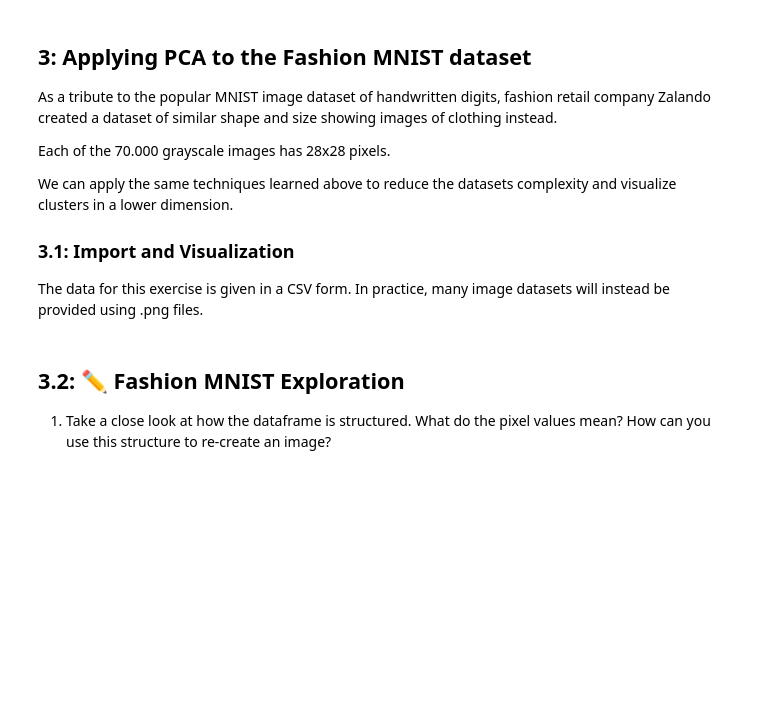
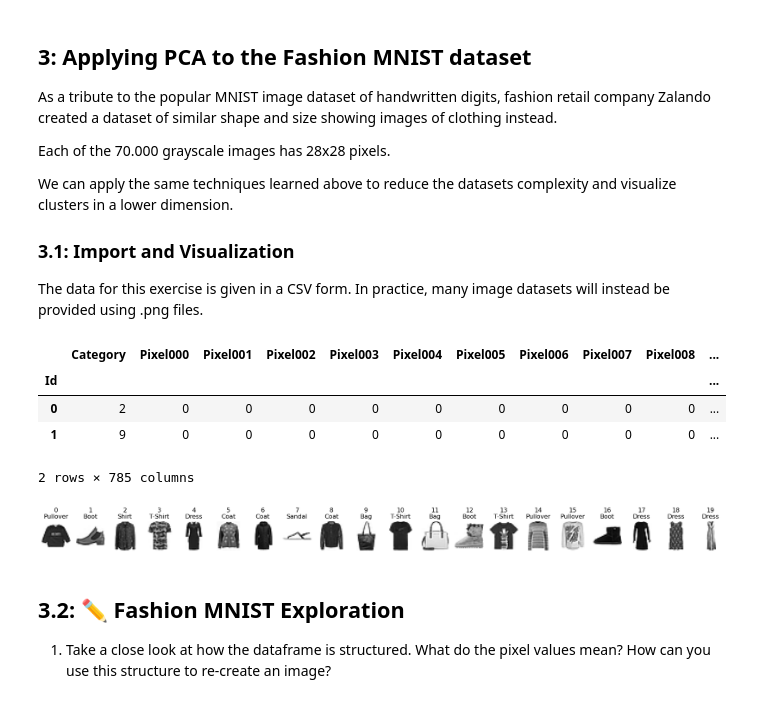
Before and after one commit to gpuonfire/ml_praktikum, a Jupyter notebook: ML_Aufgabenblätter/A4_Principal_Component_Analysis.ipynb, the cells around one changed output. Saved outputs shown, nothing was run; the diff lists cells and outputs as text; code cells hidden in the pictures; blank space fills up the shorter version.

```diff
--- a/ML_Aufgabenblätter/A4_Principal_Component_Analysis.ipynb
+++ b/ML_Aufgabenblätter/A4_Principal_Component_Analysis.ipynb
@@ -417,18 +423,25 @@ We can apply the same techniques learned above to reduce the datasets complexity
 The data for this exercise is given in a CSV form. In practice, many image datasets will instead be provided using .png files.
 # %%
 # Load Dataset
-fm = pd.read_csv("data/fashion_mnist_train.csv.zip", index_col="Id")
+fm = pd.read_csv("../data/fashion_mnist_train.csv.zip", index_col="Id")
 fm_labels = ["T-Shirt", "Trouser", "Pullover", "Dress", "Coat", "Sandal", "Shirt", "Sneaker", "Bag", "Boot"]
 display(fm.head(2))
 
 # Visualize Examples
 num_samples = 20
 ax = plt.subplots(nrows=1, ncols=num_samples, figsize=(24, 4))[1]
 for i in range(num_samples):
     ax[i].set_axis_off()
     ax[i].set_title(f"{i}\n{fm_labels[fm.Category[i]]}")
     ax[i].imshow(fm.loc[i].values[1:].reshape((28,28)), cmap="gray_r")
 plt.show()
+# %% [output]
+|  | Category | Pixel000 | Pixel001 | Pixel002 | Pixel003 | Pixel004 | Pixel005 | Pixel006 | Pixel007 | Pixel008 | ... |
+| Id |  |  |  |  |  |  |  |  |  |  | ... |
+| 0 | 2 | 0 | 0 | 0 | 0 | 0 | 0 | 0 | 0 | 0 | ... |
+| 1 | 9 | 0 | 0 | 0 | 0 | 0 | 0 | 0 | 0 | 0 | ... |
+2 rows × 785 columns
+[figure, added]
 # %% [markdown]
 ## 3.2: ✏️ Fashion MNIST Exploration
 1. Take a close look at how the dataframe is structured. What do the pixel values mean? How can you use this structure to re-create an image?
```
Also changed, not shown: parts of 21 cells of this notebook.
